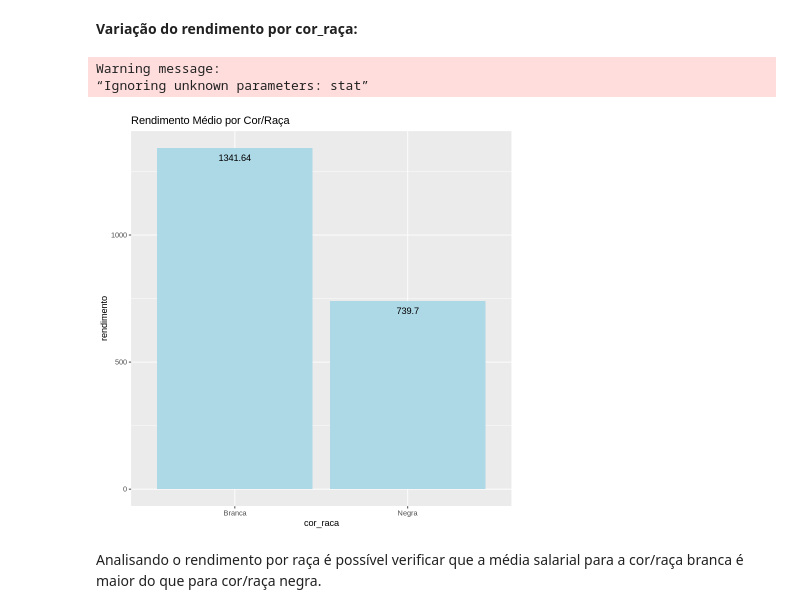
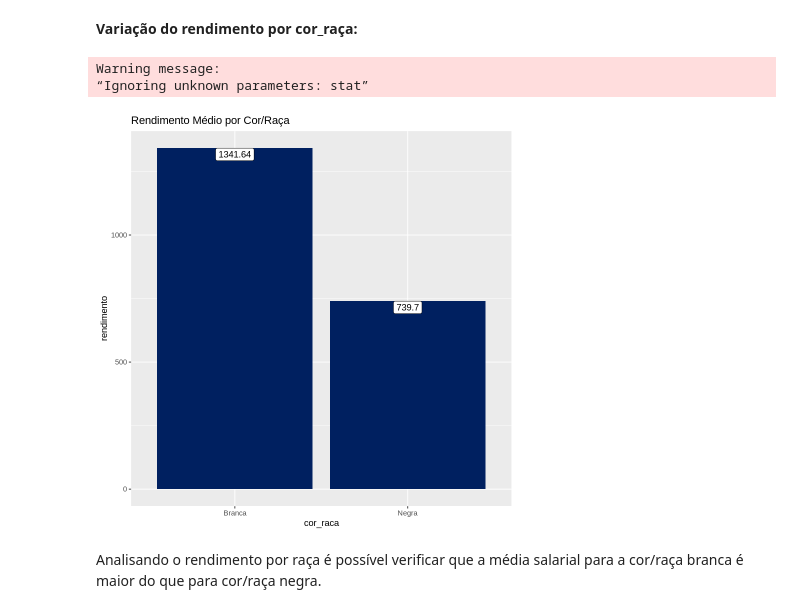
Before and after one commit to angelicago/MineracaoDados, a Jupyter notebook: AnaliseRendimentoMedio.ipynb, the cells around one changed output. Drawn from its saved outputs; the diff is of its cells as text; code cells hidden in the pictures.

Commit message:
Prevendo o rendimento médio

```diff
--- a/AnaliseRendimentoMedio.ipynb
+++ b/AnaliseRendimentoMedio.ipynb
@@ -107,15 +107,15 @@ Como p-value = 1.618e-07 então ficamos com a hipótese alternativa.
 # %%
 dados |>
   group_by(cor_raca) |>
   summarise(rendimento = round(mean(rendimento),2)) |>
   ggplot(aes(x = cor_raca, y = rendimento)) +
-  geom_col(stat="identity",fill="lightblue") +
-  geom_text(aes(label = rendimento, vjust = 2))+
+  geom_col(stat="identity",fill="#002060") +
+  geom_label(aes(label = rendimento), vjust = 1)+
   ggtitle("Rendimento Médio por Cor/Raça")
 # %% [output]
 Warning message:
 “Ignoring unknown parameters: stat”
-[figure, old version]
+[figure, new version]
 # %% [markdown]
 Analisando o rendimento por raça é possível verificar que a média salarial para a cor/raça branca é maior do que para cor/raça negra.
 # %% [markdown]
```
Also changed, not shown: parts of 11 cells of this notebook.
